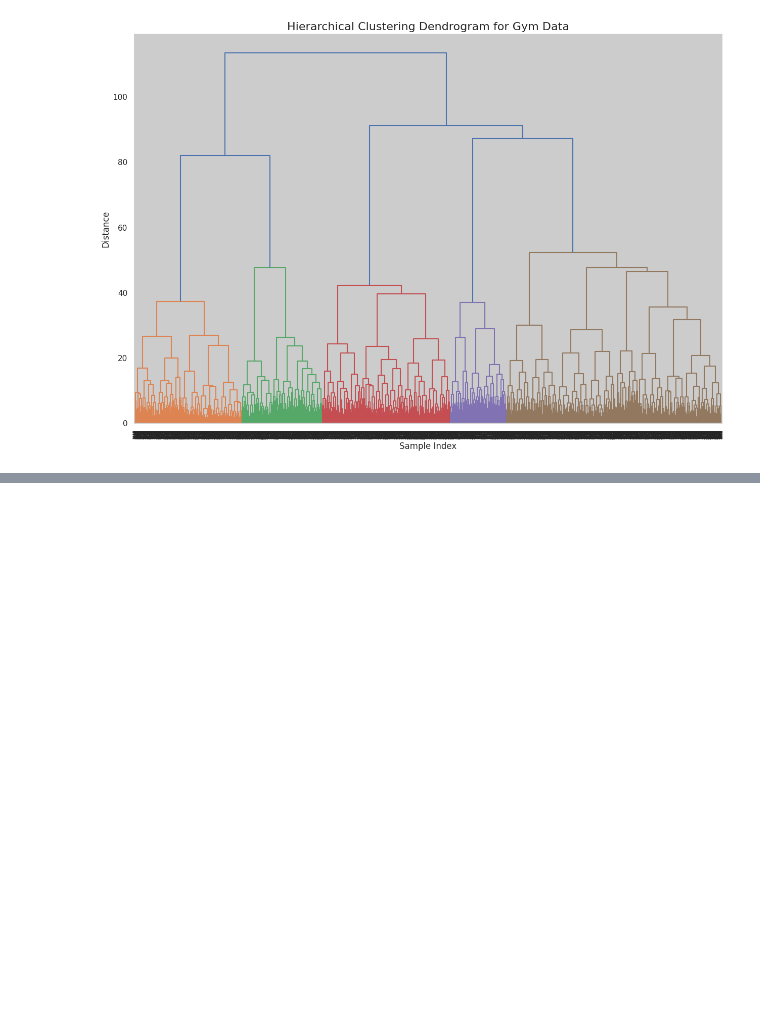
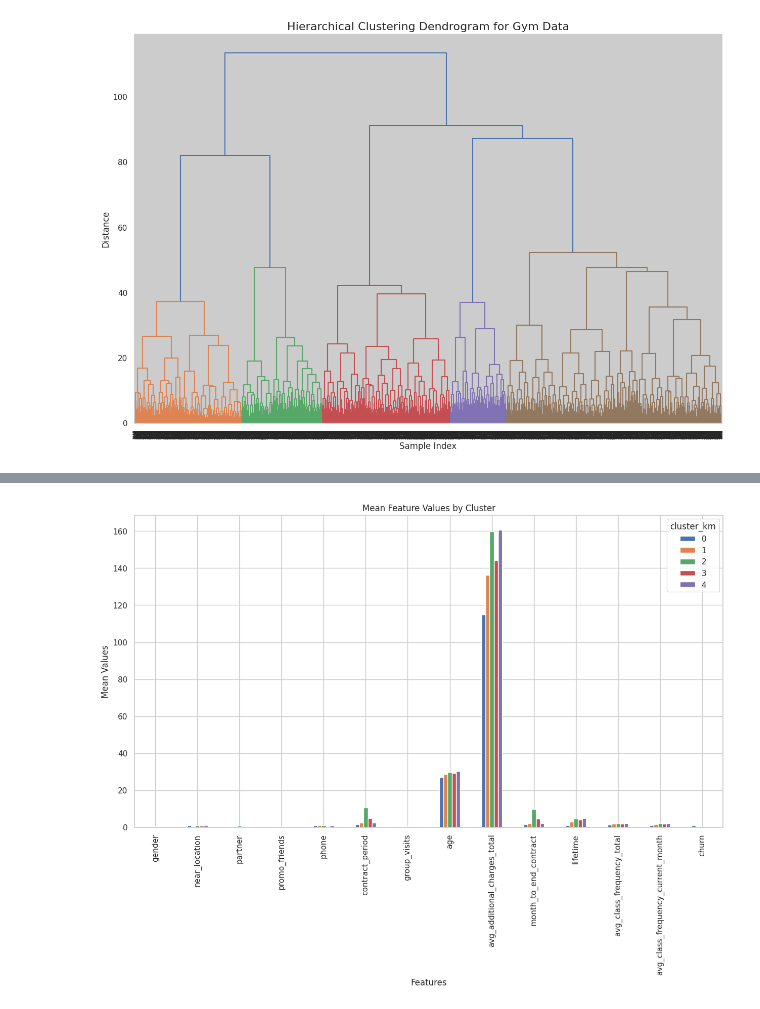
Before and after one commit to bhutto17/Fitness-Center-Retention-Analysis, a Jupyter notebook: Fitness_Center_Retention_Analysis.ipynb, the cells around one changed output, grey strips where cells are left out. Saved outputs shown, nothing was run; the diff lists cells and outputs as text; code cells hidden in the pictures; blank space fills up the shorter version.

```diff
--- a/Fitness_Center_Retention_Analysis.ipynb
+++ b/Fitness_Center_Retention_Analysis.ipynb
@@ -763,0 +782,6 @@ plt.show()
+# %%
+###Train K-means Clustering with 5 Clusters
+km = KMeans(n_clusters=5, random_state=42)
+labels = km.fit_predict(x_sc)
+# %%
+gym_data['cluster_km'] = labels
@@ -763,0 +805,18 @@ plt.show()
+# %%
+cluster_summary = gym_data.groupby('cluster_km').agg({
+    'gender':'mean',
+    'near_location':'mean',
+    'partner':'mean',
+    'promo_friends':'mean',
+    'phone':'mean',
+    'contract_period':'mean',
+    'group_visits':'mean',
+    'age':'mean',
+    'avg_additional_charges_total':'mean',
+    'month_to_end_contract':'mean',
+    'lifetime':'mean',
+    'avg_class_frequency_total':'mean',
+    'avg_class_frequency_current_month':'mean',
+    'churn':'mean'
+})
+cluster_summary
@@ -763,0 +831,7 @@ plt.show()
+# %%
+cluster_summary.T.plot(kind='bar', figsize=(15, 8), title='Mean Feature Values by Cluster')
+plt.ylabel('Mean Values')
+plt.xlabel('Features')
+plt.show()
+# %% [output]
+[figure, added]
```
Also changed, not shown: parts of 15 cells of this notebook.
